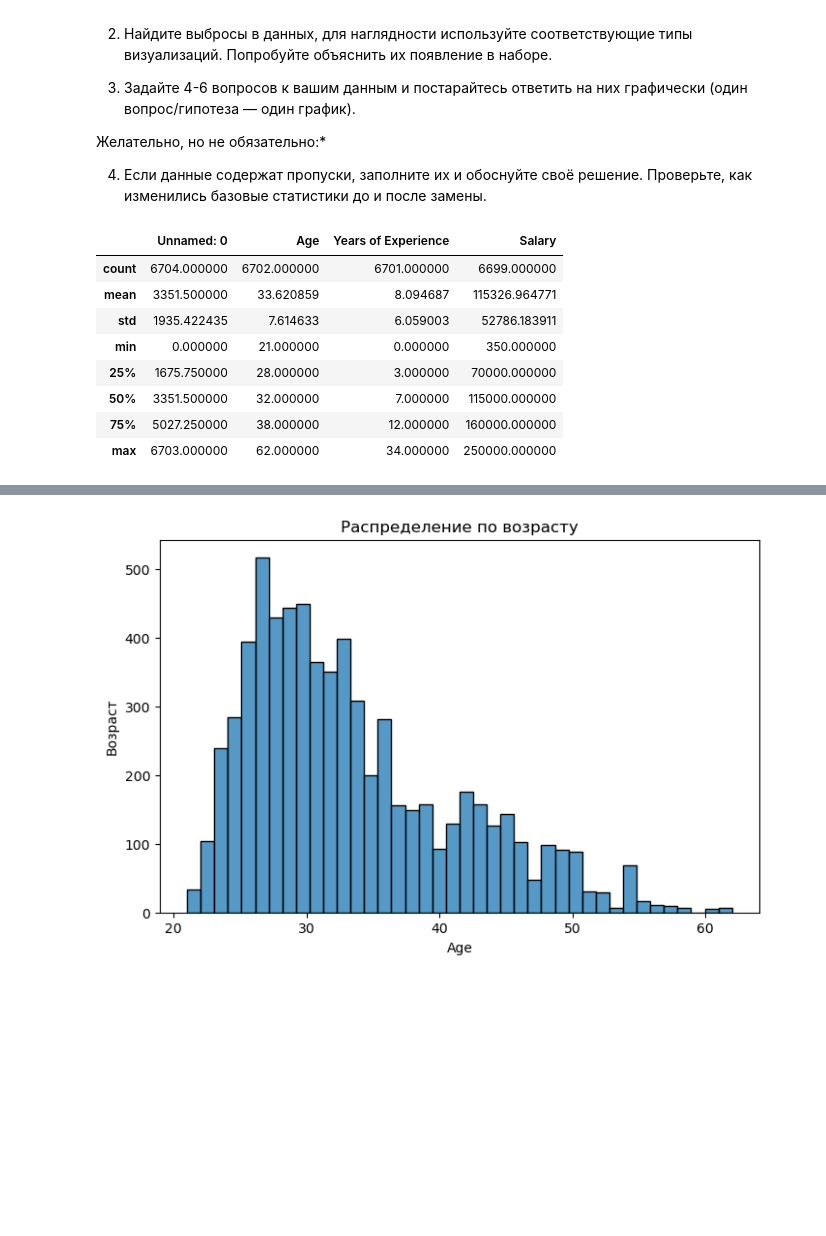
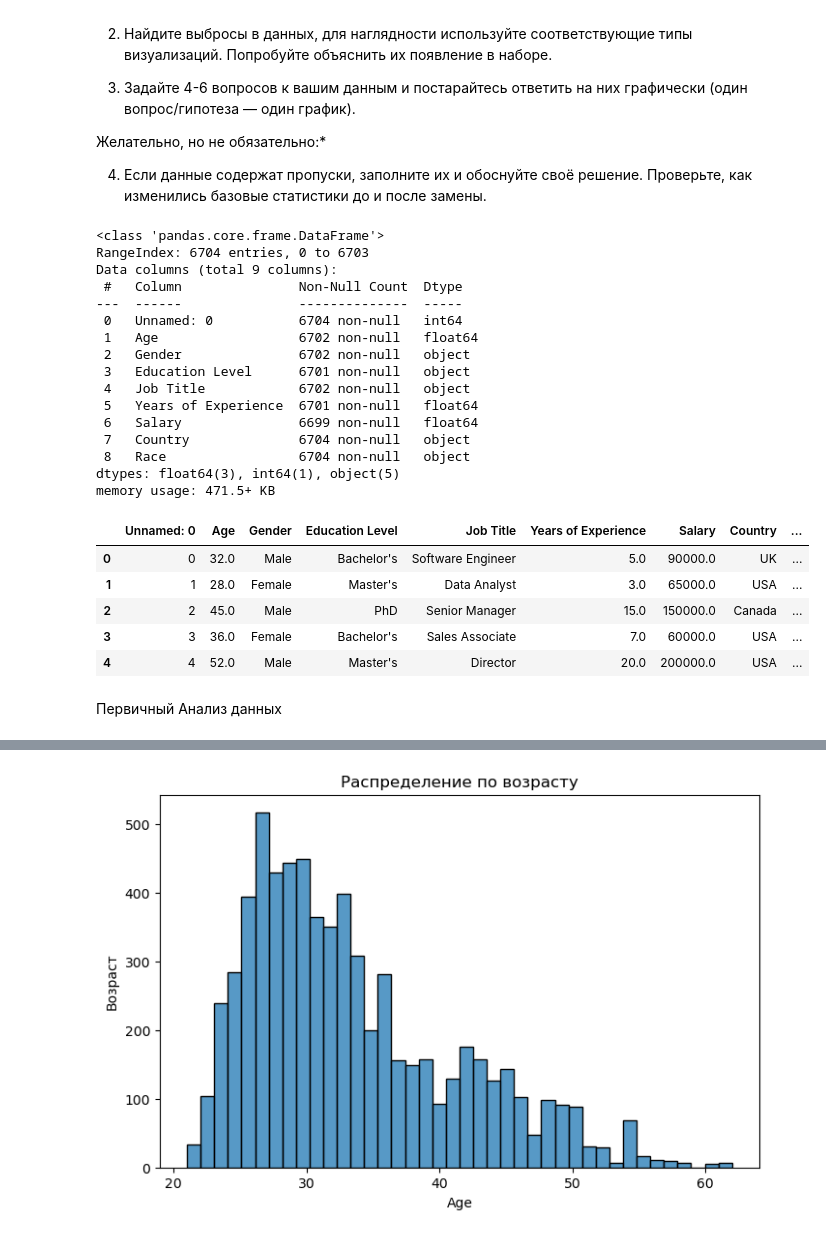
Before and after one commit to sgusshina/statictics, a Jupyter notebook: hw3/hw3.ipynb, the cells around one changed output, grey strips where cells are left out. Cells and saved outputs as stored; diff of their text form; code cells hidden in the pictures; blank space fills up the shorter version.

```diff
--- a/hw3/hw3.ipynb
+++ b/hw3/hw3.ipynb
@@ -27,18 +27,35 @@ import pandas as pd
 import seaborn as sns
 import matplotlib.pyplot as plt
 # %%
+"""Загрузка и чтение данных"""
 data_salary = pd.read_csv('/Users/sofagusina/Desktop/программирование/machine_learning/статистика/statictics/hw3/Файлы_для_ДЗ_Визуализация_данных/salary_dataset.csv')
+
+data_salary.info()
+"""Пропуски есть в столбцах age, gender, education level,job title,salary, years of experience"""
+
 data_salary.head()
-
-"""Пропуски есть в столбцах age, gender, education level,job title,salary, years of experience,salary"""
-data_salary.describe()
 # %% [output]
+<class 'pandas.core.frame.DataFrame'>
+RangeIndex: 6704 entries, 0 to 6703
+Data columns (total 9 columns):
+ #   Column               Non-Null Count  Dtype
+---  ------               --------------  -----
+ 0   Unnamed: 0           6704 non-null   int64
+ 1   Age                  6702 non-null   float64
+ 2   Gender               6702 non-null   object
+ 3   Education Level      6701 non-null   object
+ 4   Job Title            6702 non-null   object
+ 5   Years of Experience  6701 non-null   float64
+ 6   Salary               6699 non-null   float64
+ 7   Country              6704 non-null   object
+ 8   Race                 6704 non-null   object
+dtypes: float64(3), int64(1), object(5)
+memory usage: 471.5+ KB
-|  | Unnamed: 0 | Age | Years of Experience | Salary |
-| count | 6704.000000 | 6702.000000 | 6701.000000 | 6699.000000 |
-| mean | 3351.500000 | 33.620859 | 8.094687 | 115326.964771 |
-| std | 1935.422435 | 7.614633 | 6.059003 | 52786.183911 |
-| min | 0.000000 | 21.000000 | 0.000000 | 350.000000 |
-| 25% | 1675.750000 | 28.000000 | 3.000000 | 70000.000000 |
-| 50% | 3351.500000 | 32.000000 | 7.000000 | 115000.000000 |
-| 75% | 5027.250000 | 38.000000 | 12.000000 | 160000.000000 |
-| max | 6703.000000 | 62.000000 | 34.000000 | 250000.000000 |
+|  | Unnamed: 0 | Age | Gender | Education Level | Job Title | Years of Experience | Salary | Country | ... |
+| 0 | 0 | 32.0 | Male | Bachelor's | Software Engineer | 5.0 | 90000.0 | UK | ... |
+| 1 | 1 | 28.0 | Female | Master's | Data Analyst | 3.0 | 65000.0 | USA | ... |
+| 2 | 2 | 45.0 | Male | PhD | Senior Manager | 15.0 | 150000.0 | Canada | ... |
+| 3 | 3 | 36.0 | Female | Bachelor's | Sales Associate | 7.0 | 60000.0 | USA | ... |
+| 4 | 4 | 52.0 | Male | Master's | Director | 20.0 | 200000.0 | USA | ... |
+# %% [markdown]
+Первичный Анализ данных
```
Also changed, not shown: parts of 19 cells of this notebook, 1 other file.
